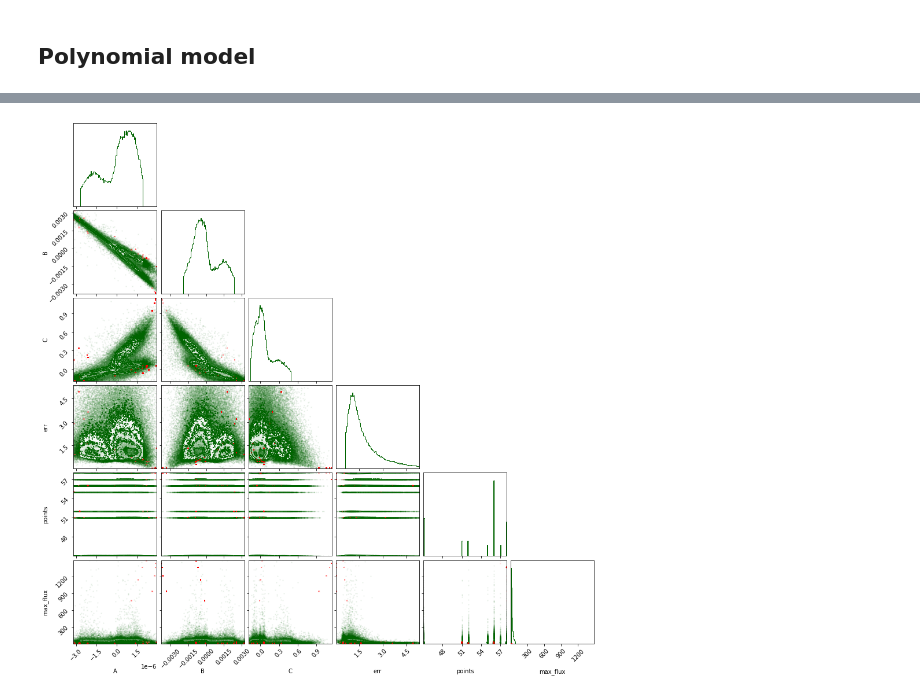
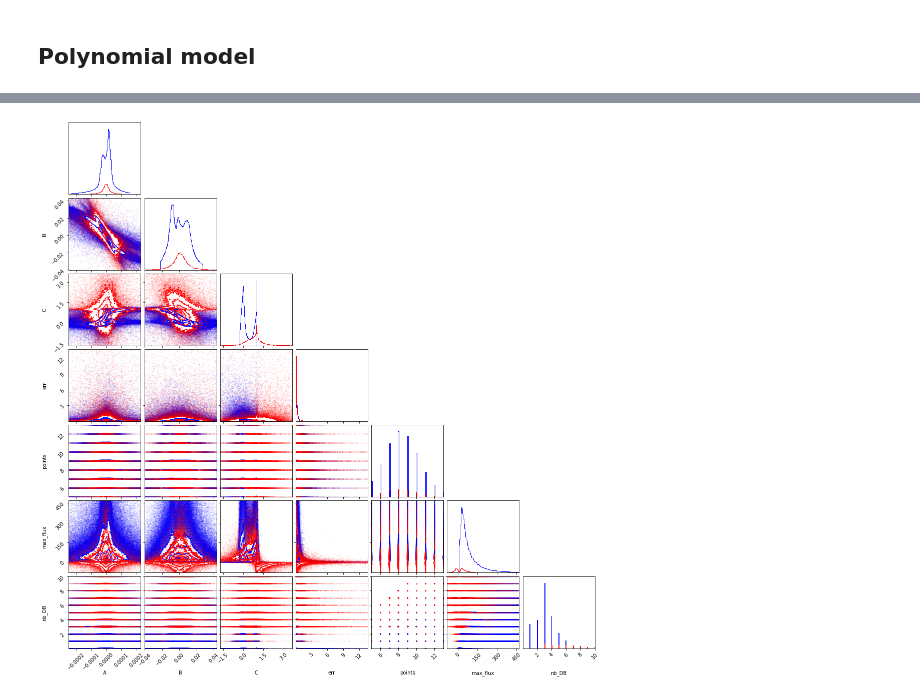
Before and after one commit to erusseil/PISN-classification, a Jupyter notebook: MachineLearning/ParamStudy.ipynb, the cells around one changed output, grey strips where cells are left out. Cells and saved outputs as stored; diff of their text form; code cells hidden in the pictures.

```diff
--- a/MachineLearning/ParamStudy.ipynb
+++ b/MachineLearning/ParamStudy.ipynb
@@ -18,19 +18,23 @@ passband_list = {0:'u',1:'g',2:'r',3:'i',4:'z',5:'y'}
 # %% [markdown]
 ## Polynomial model
 # %%
-cols = ['A','B','C','err','points','max_flux']
+cols = ['A','B','C','err','points','max_flux','nb_DB']
 nb_extra = 0   #Number of extra parameter that you dont want to plot
 nb_band = 4
 
-sample = 'Silver'
-curve = 'Complete/'
-PISN_split = '-1_'
+sample = 'Iron'
+curve = 'Half/'
+additional = '4p/'
+PISN_split = '-2_'
 model = 'poly'
 purpose = 'test'
+file = 'FUSED'
+extras = ''
 # %%
-path="../../plasticc/param_table/"+sample+"/"+curve+purpose+PISN_split+model+".pkl"
+path="../../plasticc/param_table/"+sample+"/"+curve+additional+purpose+PISN_split+model+extras+file+".pkl"
 data=pd.read_pickle(path)
 nb_param = len(cols)
+anomaly = 994
 data
 # %% [output]
 |  | object_id | target | 0 | 1 | 2 | 3 | 4 | 5 | 6 | 7 | ... | ... |
@@ -92,11 +85,14 @@ plt.yscale('log')
 # %%
-zoom = [0.9,0.9,0.9,0.9,0.9,0.9]
+zoom_global = 0.92
+zoom = [zoom_global]*len(cols)
+band = 2
 
-PISN = param_table_PISN
-other = param_table_other
+PISN = get_table(band,target=anomaly )[0]
+other = get_table(band,target=anomaly )[1]
 
-figure = corner.corner(other, bins=100,range=zoom,color='darkgreen',labels=cols)
-corner.corner(PISN,fig=figure,color='red',bins=100,s=0.5)
+figure = corner.corner(other, bins=100,range=zoom,color='blue',labels=cols,s=0.2,smooth=0)
+figure = corner.corner(PISN,fig=figure,color='red',bins=100,s=1,range=zoom,smooth=0)
 
-#plt.savefig("corner_6p_Silver-1.png")
+
+#plt.savefig("AGNcorner_6p_HalfIron-2_b5.png")
 # %% [output]
@@ -118 +99 @@ WARNING:root:Too few points to create valid contours
-[figure, old version]
+[figure, new version]
```
Also changed, not shown: parts of 4 cells of this notebook.
